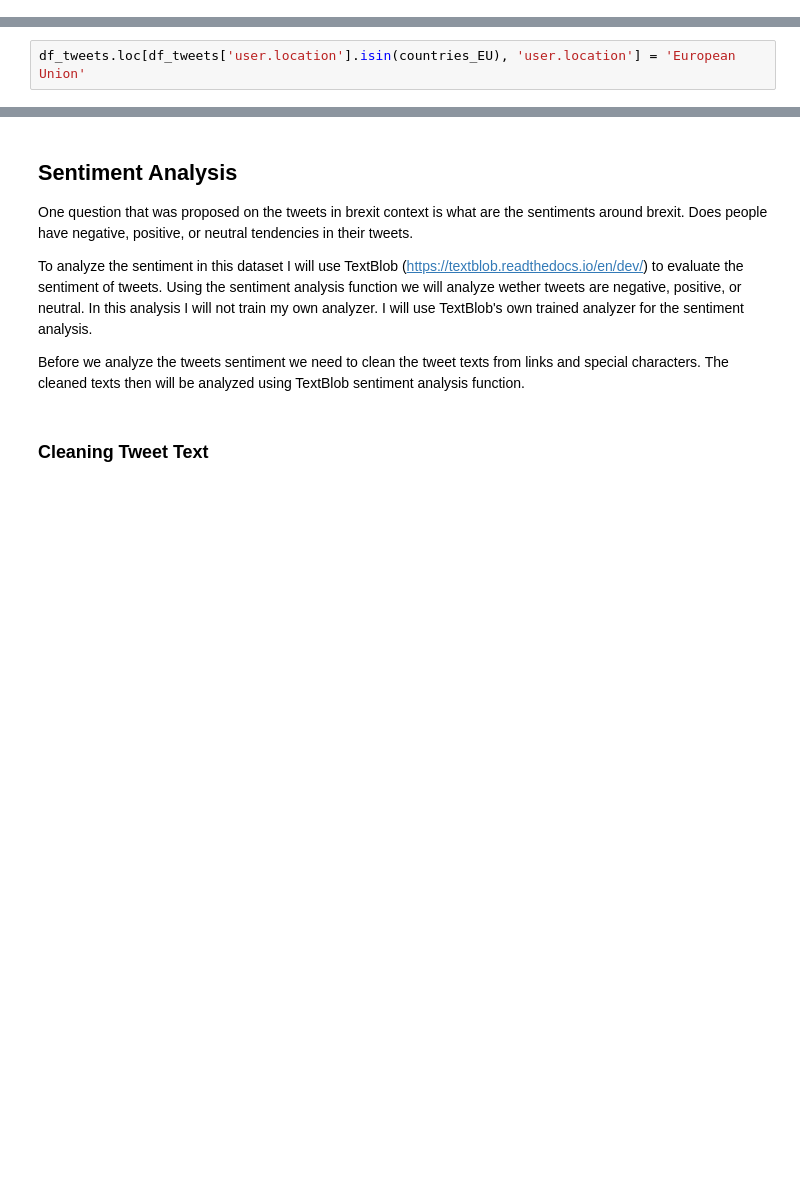
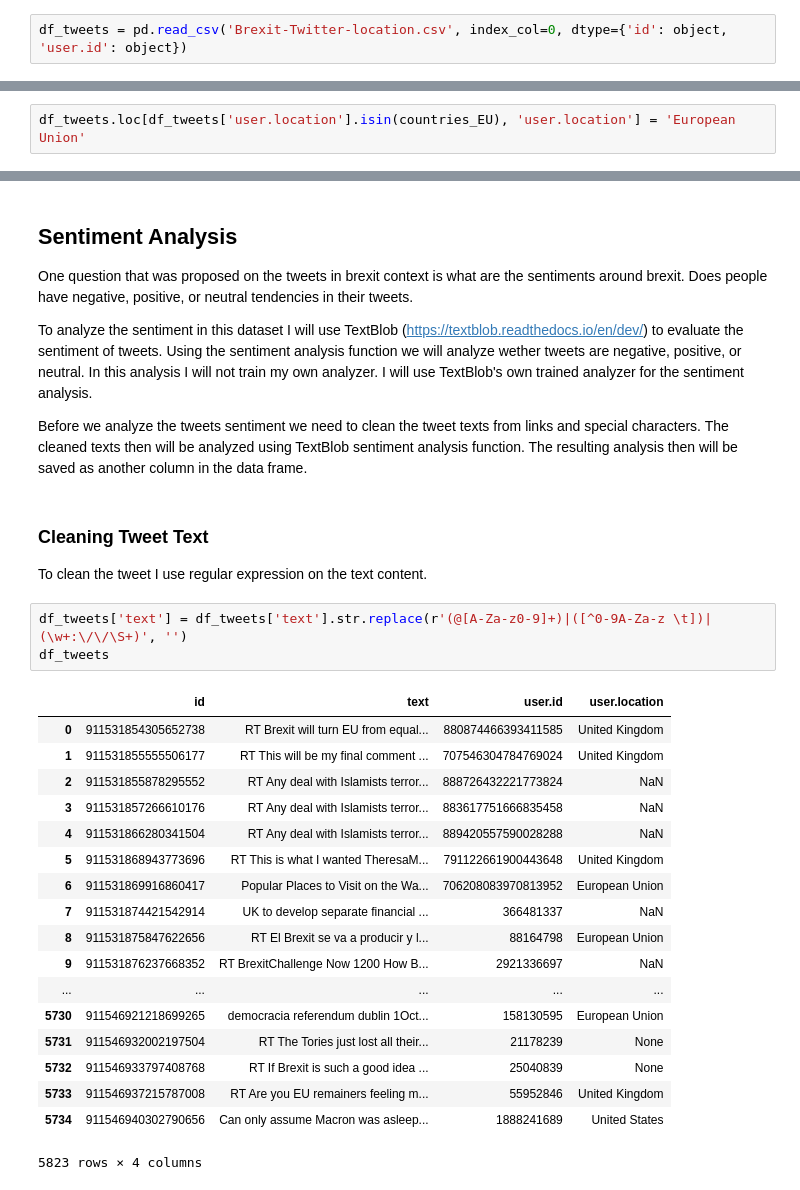
Before and after one commit to indralukmana/twitter-brexit, a Jupyter notebook: Indra/Brexit-Twitter-Indra_Lukmana.ipynb, the cells around one changed output, grey strips where cells are left out. Drawn from its saved outputs; the diff is of its cells as text; blank space fills up the shorter version.

```diff
--- a/Indra/Brexit-Twitter-Indra_Lukmana.ipynb
+++ b/Indra/Brexit-Twitter-Indra_Lukmana.ipynb
@@ -257,2 +259,4 @@ df_tweets.to_csv('Brexit-Twitter-location.csv')
+# %%
+df_tweets = pd.read_csv('Brexit-Twitter-location.csv', index_col=0, dtype={'id': object, 'user.id': object})
 # %% [markdown]
 Now the data is ready to be analyzed more in depth
@@ -387,6 +400,29 @@ One question that was proposed on the tweets in brexit context is what are the s
 
 To analyze the sentiment in this dataset I will use TextBlob (https://textblob.readthedocs.io/en/dev/) to evaluate the sentiment of tweets. Using the sentiment analysis function we will analyze wether tweets are negative, positive, or neutral. In this analysis I will not train my own analyzer. I will use TextBlob's own trained analyzer for the sentiment analysis.
 
-Before we analyze the tweets sentiment we need to clean the tweet texts from links and special characters. The cleaned texts then will be analyzed using TextBlob sentiment analysis function.
+Before we analyze the tweets sentiment we need to clean the tweet texts from links and special characters. The cleaned texts then will be analyzed using TextBlob sentiment analysis function. The resulting analysis then will be saved as another column in the data frame.
-# %% [markdown]
-### Cleaning Tweet Text
+# %% [markdown]
+### Cleaning Tweet Text
+To clean the tweet I use regular expression on the text content.
+# %%
+df_tweets['text'] = df_tweets['text'].str.replace(r'(@[A-Za-z0-9]+)|([^0-9A-Za-z \t])|(\w+:\/\/\S+)', '')
+df_tweets
+# %% [output]
+|  | id | text | user.id | user.location |
+| 0 | 911531854305652738 | RT Brexit will turn EU from equal... | 880874466393411585 | United Kingdom |
+| 1 | 911531855555506177 | RT This will be my final comment ... | 707546304784769024 | United Kingdom |
+| 2 | 911531855878295552 | RT Any deal with Islamists terror... | 888726432221773824 | NaN |
+| 3 | 911531857266610176 | RT Any deal with Islamists terror... | 883617751666835458 | NaN |
+| 4 | 911531866280341504 | RT Any deal with Islamists terror... | 889420557590028288 | NaN |
+| 5 | 911531868943773696 | RT This is what I wanted TheresaM... | 791122661900443648 | United Kingdom |
+| 6 | 911531869916860417 | Popular Places to Visit on the Wa... | 706208083970813952 | European Union |
+| 7 | 911531874421542914 | UK to develop separate financial ... | 366481337 | NaN |
+| 8 | 911531875847622656 | RT El Brexit se va a producir y l... | 88164798 | European Union |
+| 9 | 911531876237668352 | RT BrexitChallenge Now 1200 How B... | 2921336697 | NaN |
+| ... | ... | ... | ... | ... |
+| 5730 | 911546921218699265 | democracia referendum dublin 1Oct... | 158130595 | European Union |
+| 5731 | 911546932002197504 | RT The Tories just lost all their... | 21178239 | None |
+| 5732 | 911546933797408768 | RT If Brexit is such a good idea ... | 25040839 | None |
+| 5733 | 911546937215787008 | RT Are you EU remainers feeling m... | 55952846 | United Kingdom |
+| 5734 | 911546940302790656 | Can only assume Macron was asleep... | 1888241689 | United States |
+5823 rows × 4 columns
```
Also changed, not shown: parts of 20 cells of this notebook, 1 other file.
